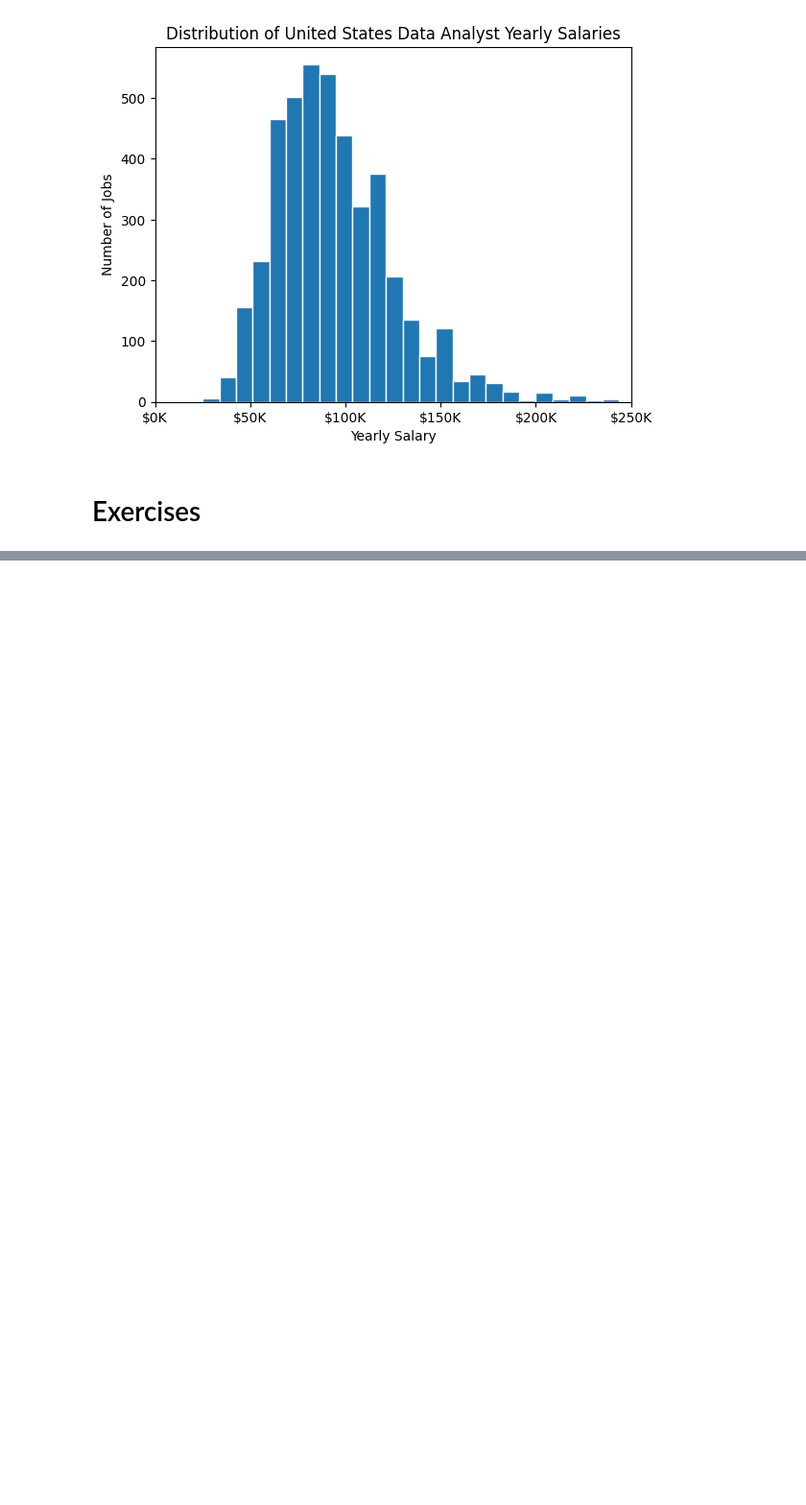
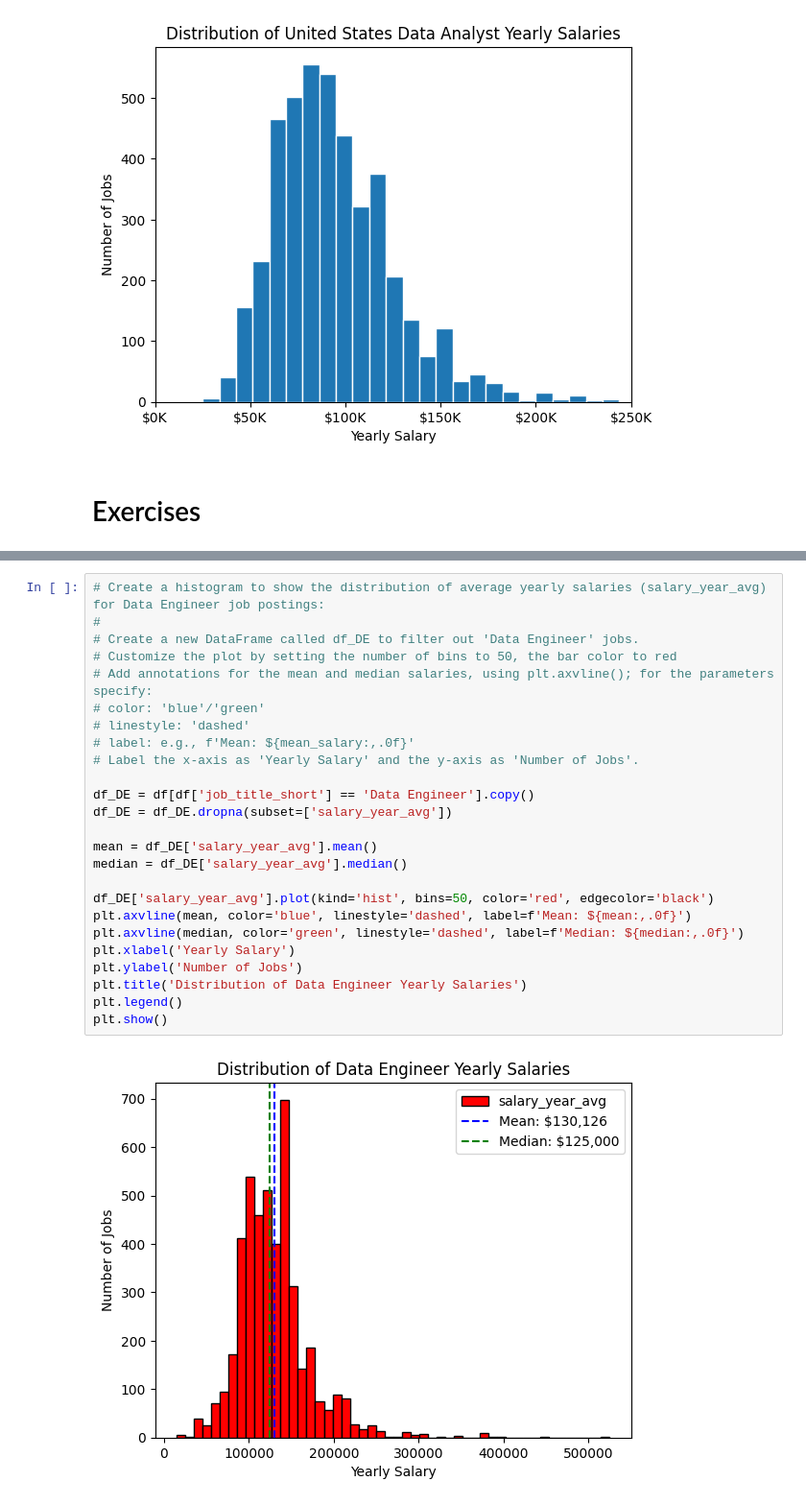
Before and after one commit to AdamWiercioch95/Python_Data_Exercises, a Jupyter notebook: matplotlib/5_Matplotlib_Histograms.ipynb, the cells around one changed output, grey strips where cells are left out. Shown: that part at 96% size. Cells and saved outputs as stored; diff of their text form; blank space fills up the shorter version.

```diff
--- a/matplotlib/5_Matplotlib_Histograms.ipynb
+++ b/matplotlib/5_Matplotlib_Histograms.ipynb
@@ -33,0 +68,27 @@ plt.show()
+# %%
+# Create a histogram to show the distribution of average yearly salaries (salary_year_avg) for Data Engineer job postings:
+#
+# Create a new DataFrame called df_DE to filter out 'Data Engineer' jobs.
+# Customize the plot by setting the number of bins to 50, the bar color to red
+# Add annotations for the mean and median salaries, using plt.axvline(); for the parameters specify:
+# color: 'blue'/'green'
+# linestyle: 'dashed'
+# label: e.g., f'Mean: ${mean_salary:,.0f}'
+# Label the x-axis as 'Yearly Salary' and the y-axis as 'Number of Jobs'.
+
+df_DE = df[df['job_title_short'] == 'Data Engineer'].copy()
+df_DE = df_DE.dropna(subset=['salary_year_avg'])
+
+mean = df_DE['salary_year_avg'].mean()
+median = df_DE['salary_year_avg'].median()
+
+df_DE['salary_year_avg'].plot(kind='hist', bins=50, color='red', edgecolor='black')
+plt.axvline(mean, color='blue', linestyle='dashed', label=f'Mean: ${mean:,.0f}')
+plt.axvline(median, color='green', linestyle='dashed', label=f'Median: ${median:,.0f}')
+plt.xlabel('Yearly Salary')
+plt.ylabel('Number of Jobs')
+plt.title('Distribution of Data Engineer Yearly Salaries')
+plt.legend()
+plt.show()
+# %% [output]
+[figure, added]
```
Also changed, not shown: parts of 2 cells of this notebook.
